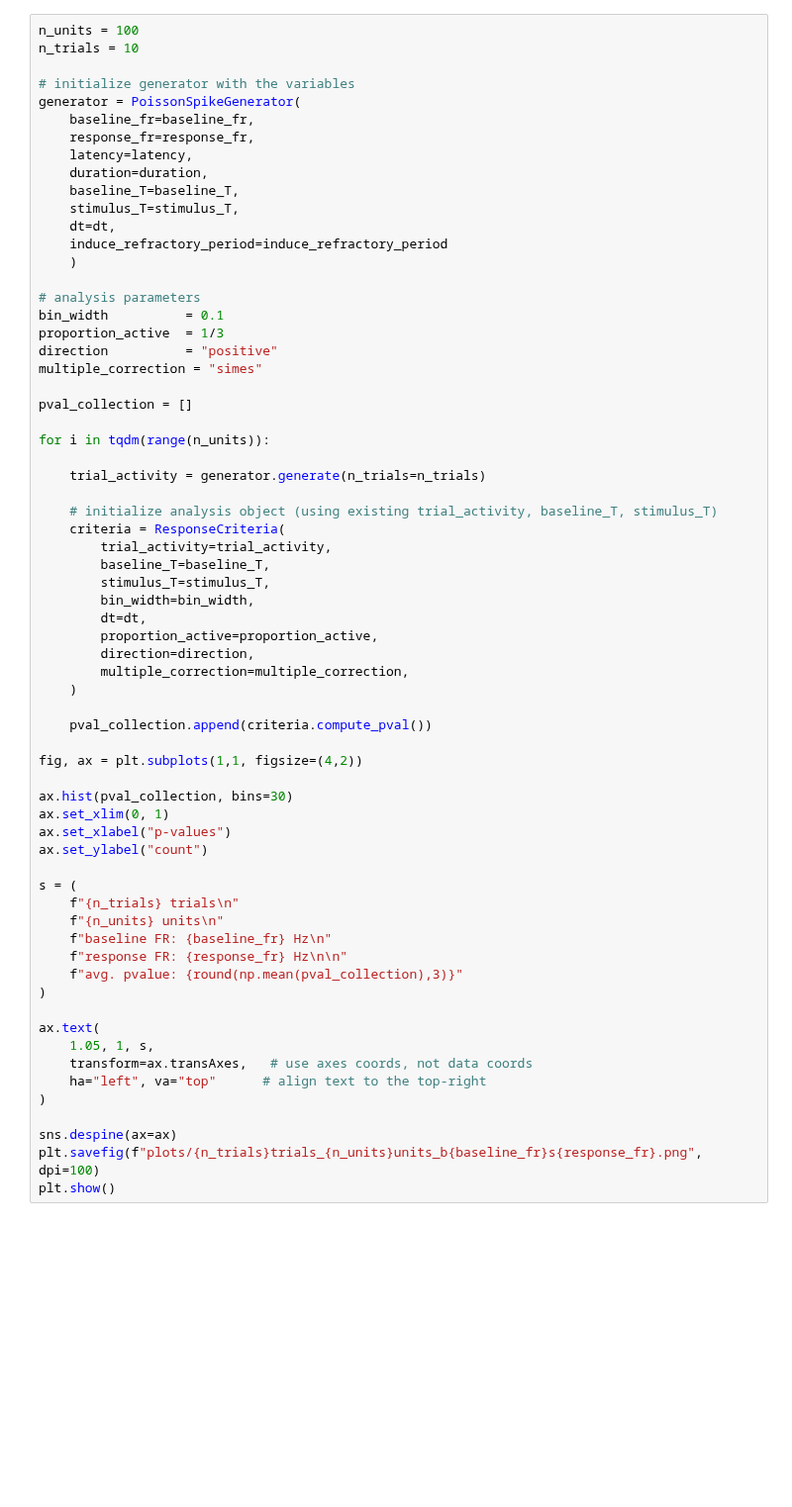
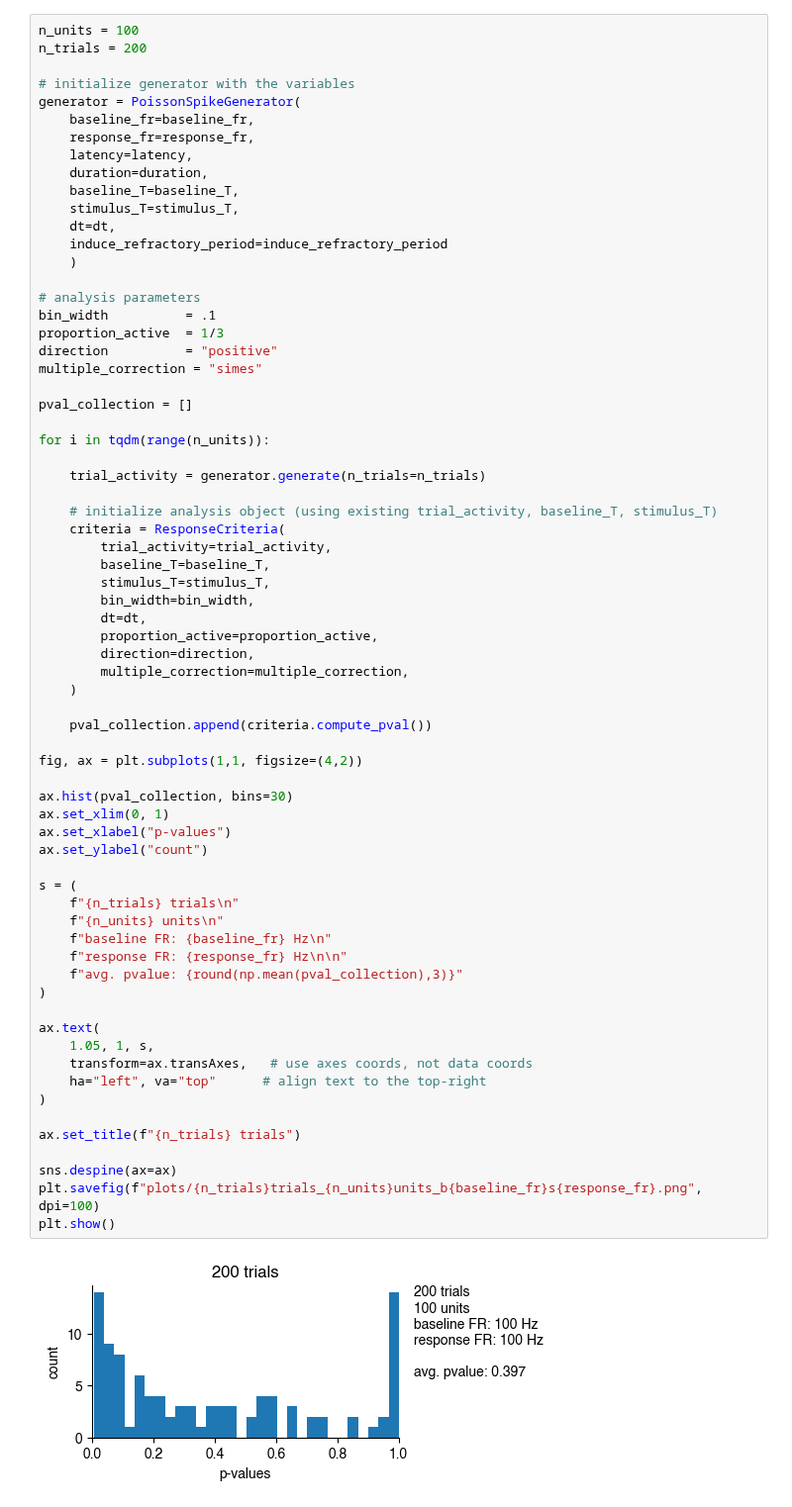
Before and after one commit to a-darcher/response_generator, a Jupyter notebook: dev.ipynb, the cells around one changed output. Shown at 99% size. Cells and saved outputs as stored; diff of their text form; blank space fills up the shorter version.

```diff
--- a/dev.ipynb
+++ b/dev.ipynb
@@ -165,6 +428,6 @@ plt.show()
 # %%
 n_units = 100
-n_trials = 10
+n_trials = 200
 
 # initialize generator with the variables
 generator = PoissonSpikeGenerator(
@@ -179,7 +442,7 @@ generator = PoissonSpikeGenerator(
     )
 
 # analysis parameters
-bin_width          = 0.1
+bin_width          = .1
 proportion_active  = 1/3
 direction          = "positive"
 multiple_correction = "simes"
@@ -201,30 +464,34 @@ for i in tqdm(range(n_units)):
         direction=direction,
         multiple_correction=multiple_correction,
     )
 
     pval_collection.append(criteria.compute_pval())
 
 fig, ax = plt.subplots(1,1, figsize=(4,2))
 
 ax.hist(pval_collection, bins=30)
 ax.set_xlim(0, 1)
 ax.set_xlabel("p-values")
 ax.set_ylabel("count")
 
 s = (
     f"{n_trials} trials\n"
     f"{n_units} units\n"
     f"baseline FR: {baseline_fr} Hz\n"
     f"response FR: {response_fr} Hz\n\n"
     f"avg. pvalue: {round(np.mean(pval_collection),3)}"
 )
 
 ax.text(
     1.05, 1, s,
     transform=ax.transAxes,   # use axes coords, not data coords
     ha="left", va="top"      # align text to the top-right
 )
 
+ax.set_title(f"{n_trials} trials")
+
 sns.despine(ax=ax)
 plt.savefig(f"plots/{n_trials}trials_{n_units}units_b{baseline_fr}s{response_fr}.png", dpi=100)
 plt.show()
+# %% [output]
+[figure, added]
```
Also changed, not shown: parts of 6 cells of this notebook.
